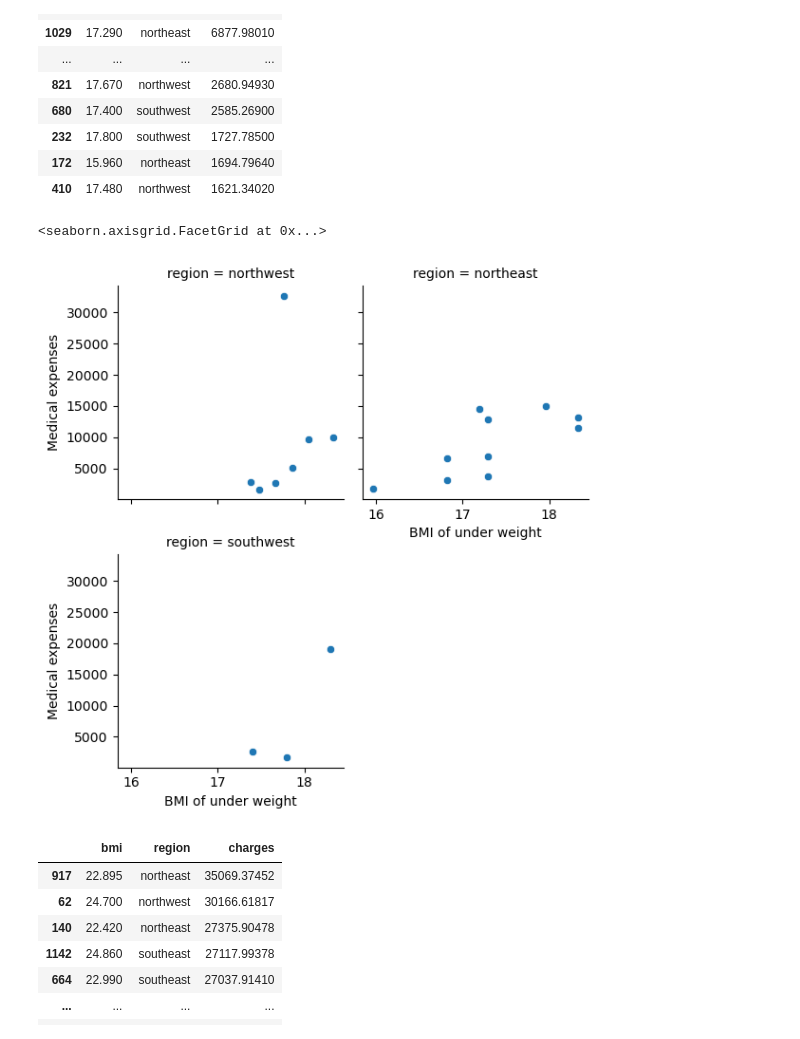
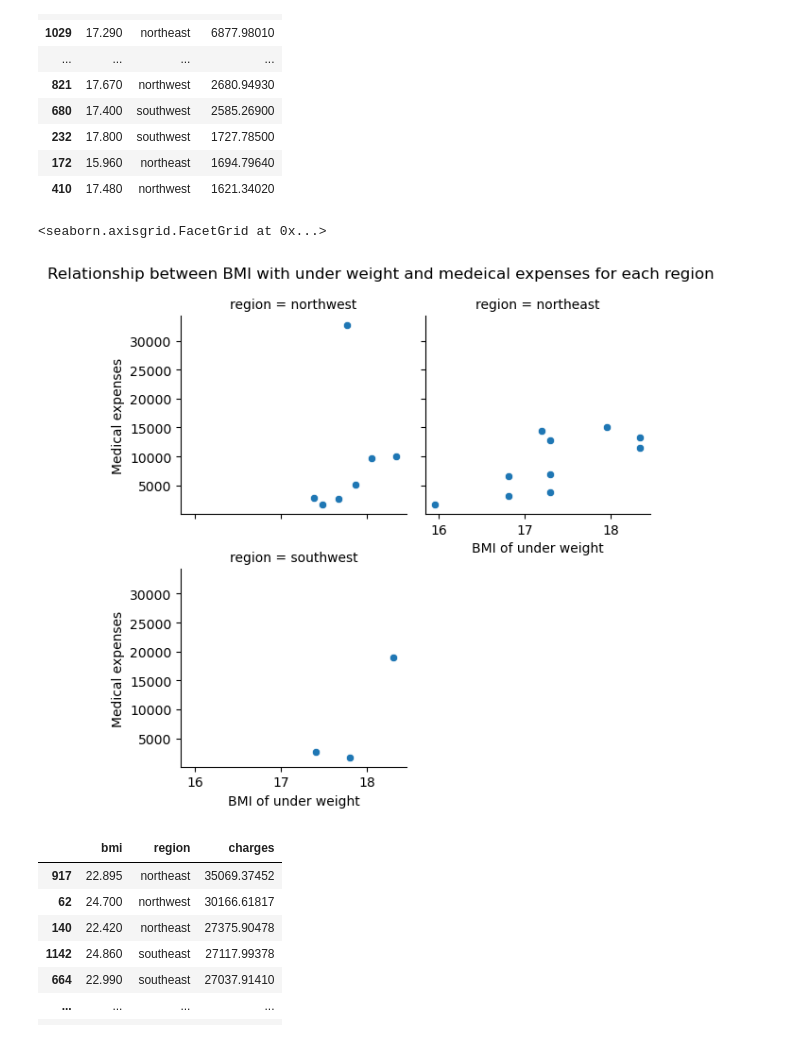
Before and after one commit to ubco-W2022T2-data301/project-group-group10, a Jupyter notebook: analysis/analysis3.ipynb, the cells around one changed output. Cells and saved outputs as stored; diff of their text form; code cells hidden in the pictures.

```diff
--- a/analysis/analysis3.ipynb
+++ b/analysis/analysis3.ipynb
@@ -155,11 +136,11 @@ df1.sort_values('charges', ascending=False)
 | 410 | 17.480 | northwest | 1621.34020 |
 # %%
 under = sns.FacetGrid(data=df1, col="region",col_wrap=2)
-
+under.fig.suptitle('Relationship between BMI with under weight and medeical expenses for each region')
 under.map(sns.scatterplot, "bmi", "charges").set(ylabel="Medical expenses",xlabel="BMI of under weight")
 # %% [output]
 <seaborn.axisgrid.FacetGrid at 0x...>
-[figure, old version]
+[figure, new version]
 # %%
 df2=df_drop1[(df_drop1['bmi']>=18.5)&(df_drop1['bmi']<=24.9)]
 df2.sort_values('charges', ascending=False)
```
Also changed, not shown: parts of 12 cells of this notebook.
